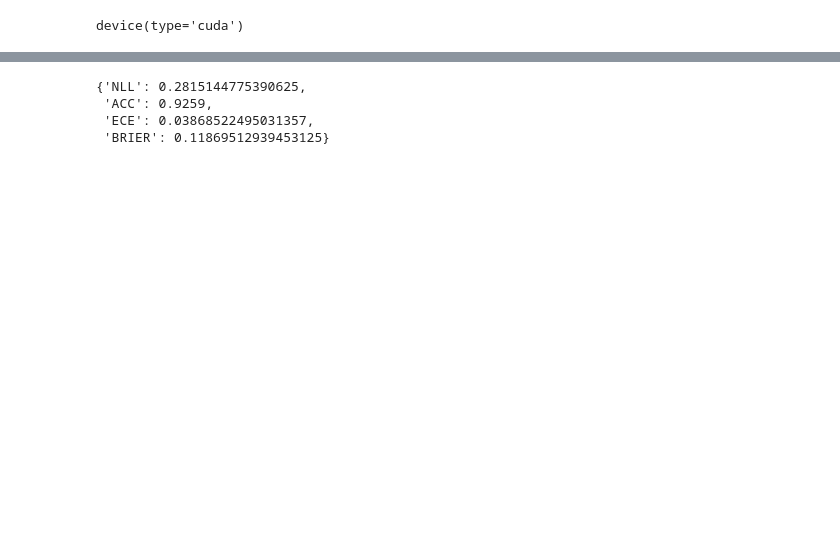
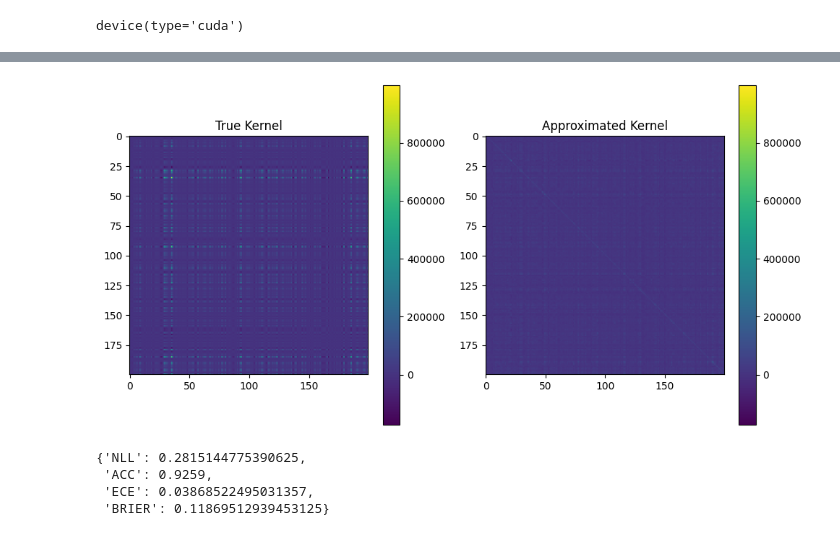
Before and after one commit to Ludvins/BayesiPy, a Jupyter notebook: demos/Cifar.ipynb, the cells around one changed output, grey strips where cells are left out. Saved outputs shown, nothing was run; the diff lists cells and outputs as text; code cells hidden in the pictures; blank space fills up the shorter version.

```diff
--- a/demos/Cifar.ipynb
+++ b/demos/Cifar.ipynb
@@ -207,3 +272,37 @@ tensor([0.4521], device='cuda:0') tensor([1.], device='cuda:0')
+# %%
+# Extract the first 200 elements from the training dataset
+subset_data = (
+    torch.stack([train_dataset[i][0] for i in range(200)]).to(device).to(dtype)
+)
+
+# Compute the true kernel using the embedding model
+with torch.no_grad():
+    J = lla._true_jacobian(subset_data, None)
+    K = torch.einsum("ia,jb->ijab", J, J)
+    phi = lla.model2(subset_data)
+    Q = torch.einsum("ika,jkb->ijab", phi, phi)
+
+# Determine the color range
+vmin = min(K[:, :, 0, 0].min().cpu().numpy(), Q[:, :, 0, 0].min().cpu().numpy())
+vmax = max(K[:, :, 0, 0].max().cpu().numpy(), Q[:, :, 0, 0].max().cpu().numpy())
+
+# Plot the true kernel
+plt.figure(figsize=(10, 5))
+plt.subplot(1, 2, 1)
+plt.imshow(K[:, :, 0, 0].cpu().numpy(), cmap="viridis", vmin=vmin, vmax=vmax)
+plt.colorbar()
+plt.title("True Kernel")
+
+# Plot the approximated kernel
+plt.subplot(1, 2, 2)
+plt.imshow(Q[:, :, 0, 0].cpu().numpy(), cmap="viridis", vmin=vmin, vmax=vmax)
+plt.colorbar()
+plt.title("Approximated Kernel")
+
+plt.tight_layout()
+plt.show()
+# %% [output]
+[figure, added]
 # %%
 # Compute the negative log-likelihood (NLL) over the test set
 metrics = SoftmaxClassification()
```
Also changed, not shown: parts of 16 cells of this notebook, 2 other files.
